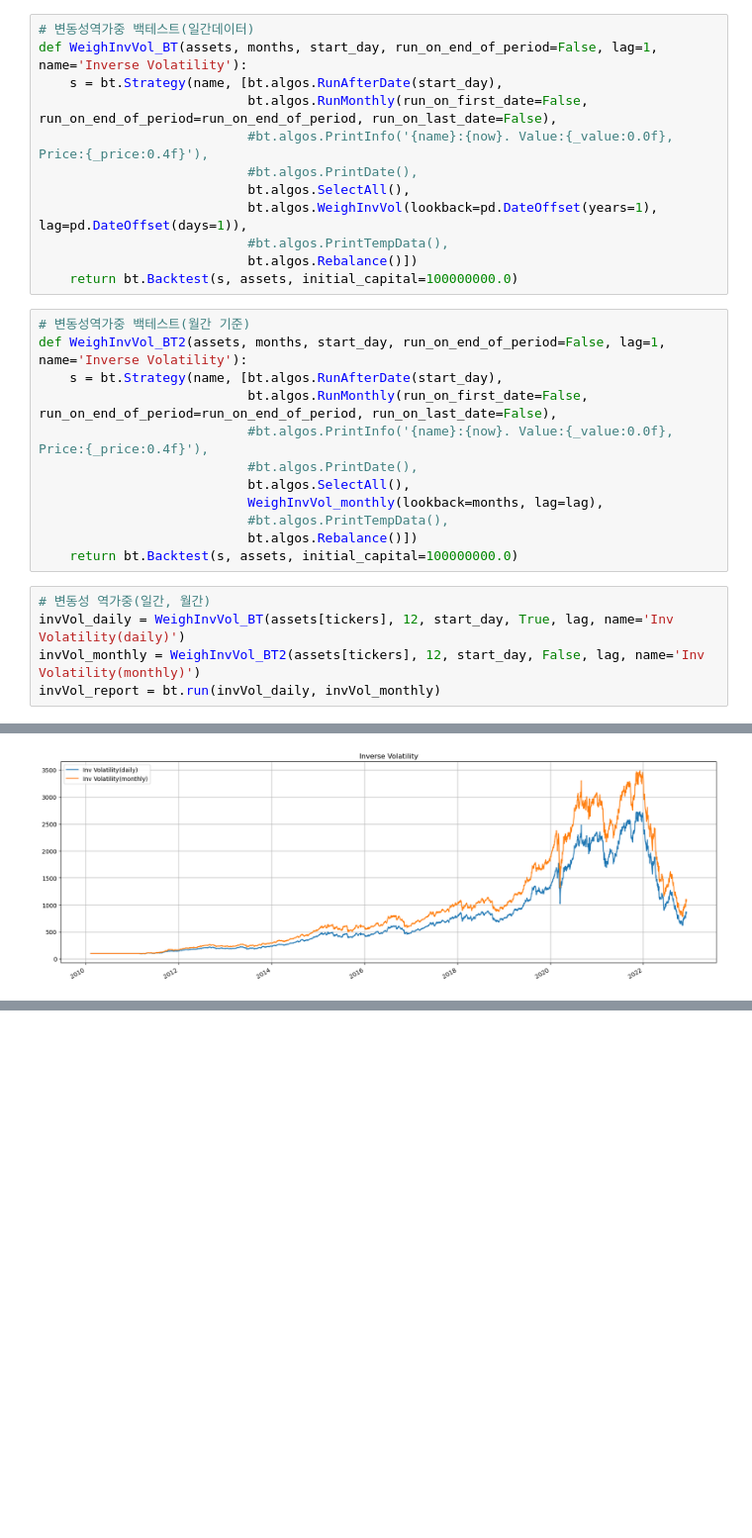
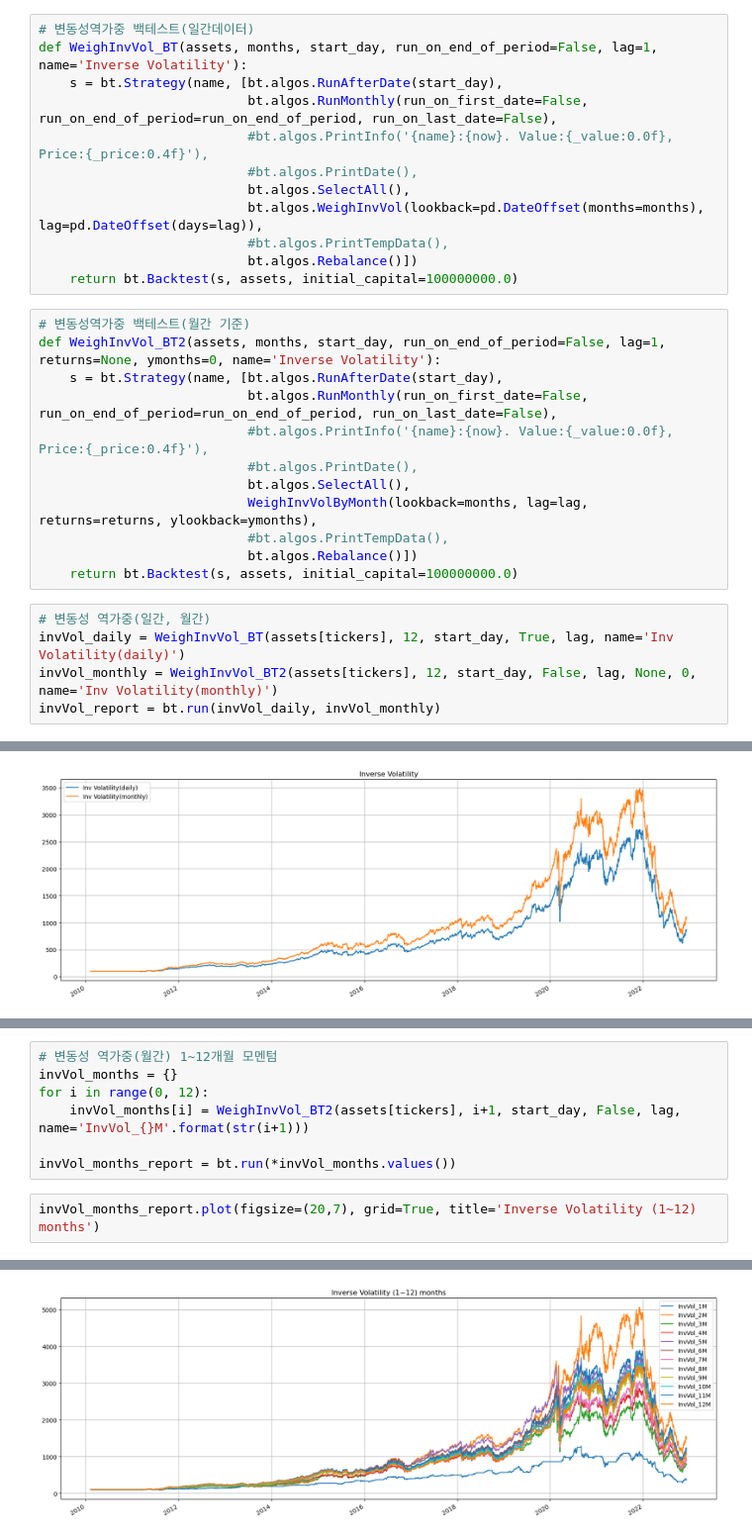
Before and after one commit to unius1004/DualMomentum, a Jupyter notebook: reverage_strategy.ipynb, the cells around one changed output, grey strips where cells are left out. Shown at 99% size. Saved outputs shown, nothing was run; the diff lists cells and outputs as text; blank space fills up the shorter version.

```diff
--- a/reverage_strategy.ipynb
+++ b/reverage_strategy.ipynb
@@ -402,26 +424,26 @@ def WeighInvVol_BT(assets, months, start_day, run_on_end_of_period=False, lag=1,
                            #bt.algos.PrintInfo('{name}:{now}. Value:{_value:0.0f}, Price:{_price:0.4f}'),
                            #bt.algos.PrintDate(),
                            bt.algos.SelectAll(),
-                           bt.algos.WeighInvVol(lookback=pd.DateOffset(years=1), lag=pd.DateOffset(days=1)),
+                           bt.algos.WeighInvVol(lookback=pd.DateOffset(months=months), lag=pd.DateOffset(days=lag)),
                            #bt.algos.PrintTempData(),
                            bt.algos.Rebalance()])
     return bt.Backtest(s, assets, initial_capital=100000000.0)
 # %%
 # 변동성역가중 백테스트(월간 기준)
-def WeighInvVol_BT2(assets, months, start_day, run_on_end_of_period=False, lag=1, name='Inverse Volatility'):
+def WeighInvVol_BT2(assets, months, start_day, run_on_end_of_period=False, lag=1, returns=None, ymonths=0, name='Inverse Volatility'):
     s = bt.Strategy(name, [bt.algos.RunAfterDate(start_day),
                            bt.algos.RunMonthly(run_on_first_date=False, run_on_end_of_period=run_on_end_of_period, run_on_last_date=False),
                            #bt.algos.PrintInfo('{name}:{now}. Value:{_value:0.0f}, Price:{_price:0.4f}'),
                            #bt.algos.PrintDate(),
                            bt.algos.SelectAll(),
-                           WeighInvVol_monthly(lookback=months, lag=lag),
+                           WeighInvVolByMonth(lookback=months, lag=lag, returns=returns, ylookback=ymonths),
                            #bt.algos.PrintTempData(),
                            bt.algos.Rebalance()])
     return bt.Backtest(s, assets, initial_capital=100000000.0)
 # %%
 # 변동성 역가중(일간, 월간)
 invVol_daily = WeighInvVol_BT(assets[tickers], 12, start_day, True, lag, name='Inv Volatility(daily)')
-invVol_monthly = WeighInvVol_BT2(assets[tickers], 12, start_day, False, lag, name='Inv Volatility(monthly)')
+invVol_monthly = WeighInvVol_BT2(assets[tickers], 12, start_day, False, lag, None, 0, name='Inv Volatility(monthly)')
 invVol_report = bt.run(invVol_daily, invVol_monthly)
 # %%
 invVol_report.plot(figsize=(20,7), grid=True, title='Inverse Volatility')
@@ -450,3 +472,13 @@ Avg. Up Month        7.59%                    7.86%
 Avg. Down Month      -6.72%                   -6.91%
 Win Year %           81.82%                   81.82%
 Win 12m %            85.61%                   83.33%
+# %%
+# 변동성 역가중(월간) 1~12개월 모멘텀
+invVol_months = {}
+for i in range(0, 12):
+    invVol_months[i] = WeighInvVol_BT2(assets[tickers], i+1, start_day, False, lag, name='InvVol_{}M'.format(str(i+1)))
+
+invVol_months_report = bt.run(*invVol_months.values())
+# %%
+invVol_months_report.plot(figsize=(20,7), grid=True, title='Inverse Volatility (1~12) months')
+# %% [output]
@@ -452,0 +486 @@ Win 12m %            85.61%                   83.33%
+[figure, added]
```
Also changed, not shown: parts of 26 cells of this notebook, 1 other file.
